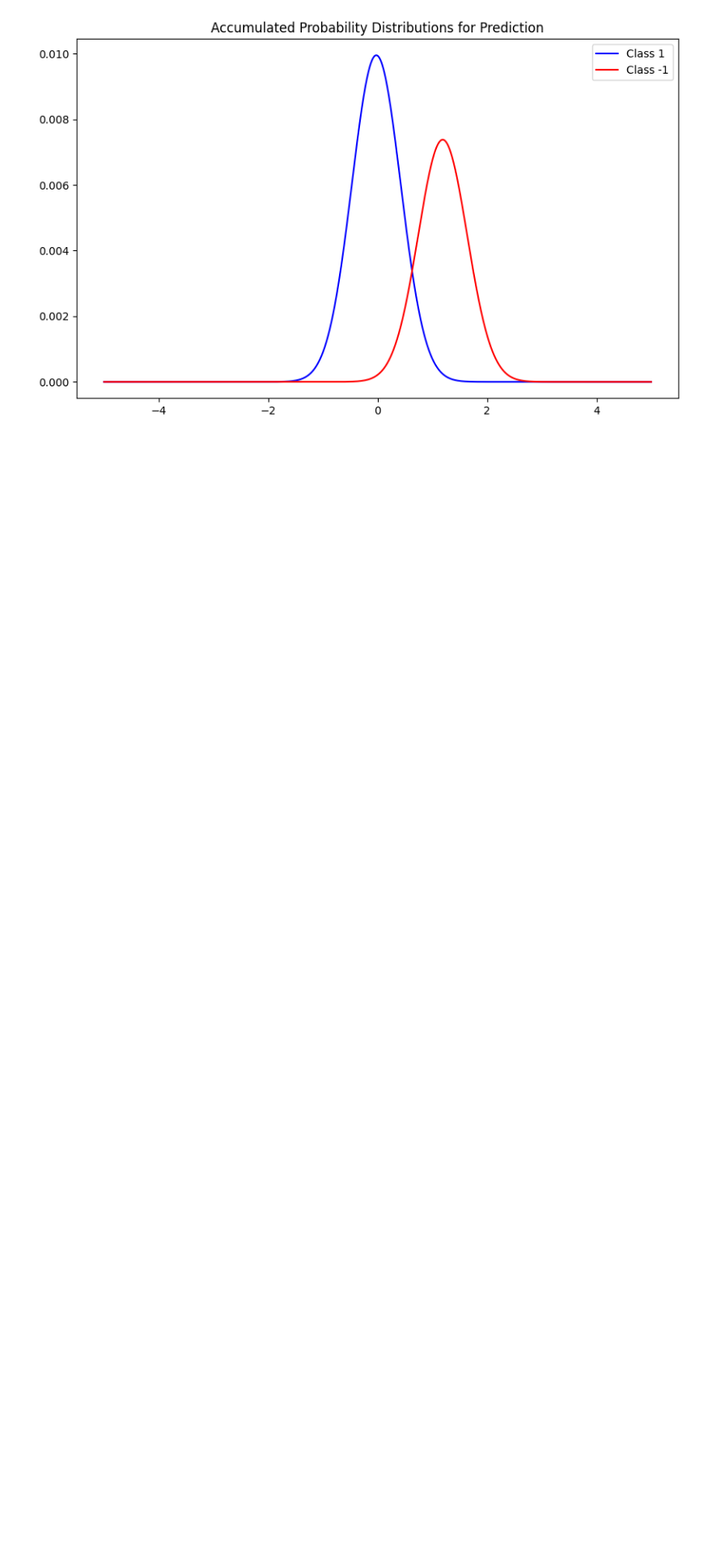
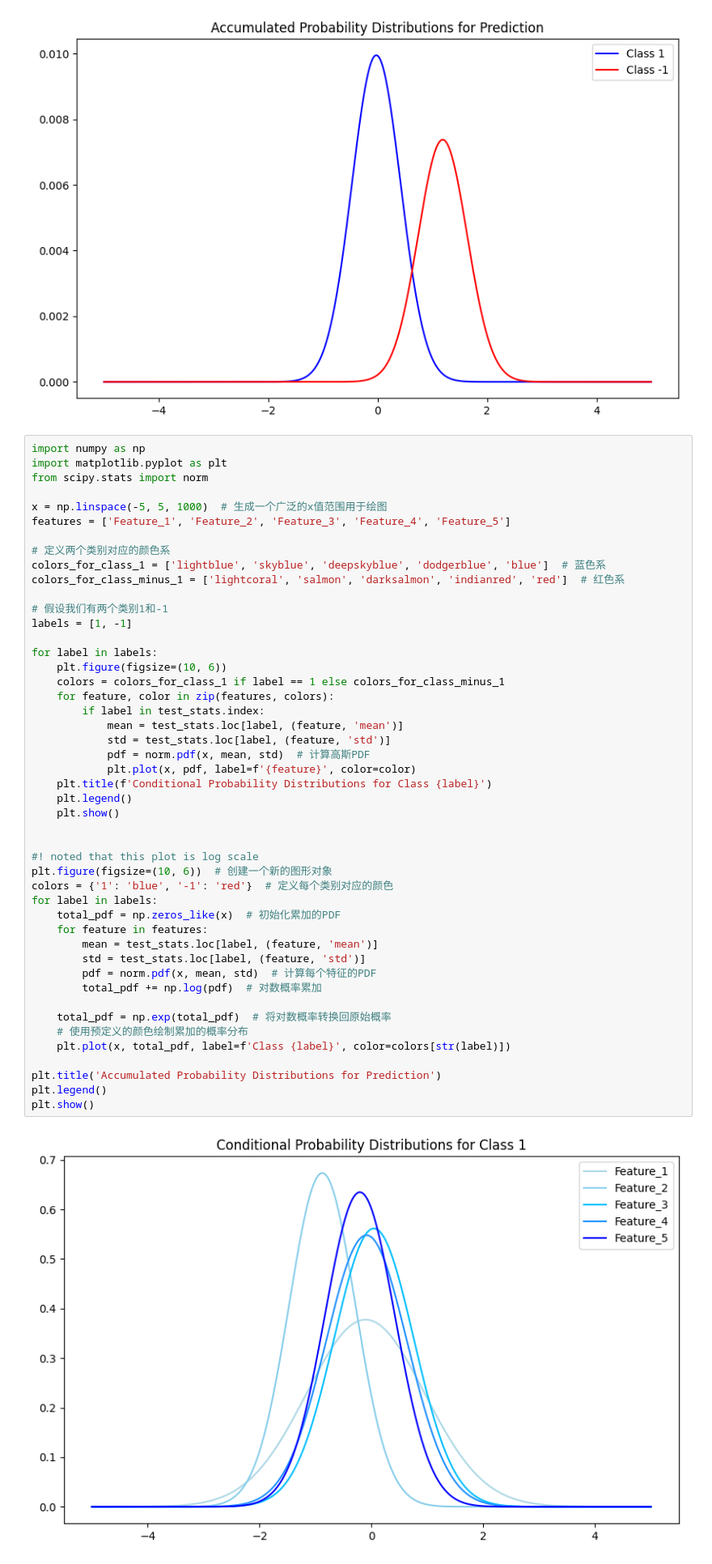
Before and after one commit to Kexueyi/EE6227-ML, a Jupyter notebook: Assignment-1-classifiers/poc_classifier.ipynb, the cells around one changed output. Shown at 81% size. Saved outputs shown, nothing was run; the diff lists cells and outputs as text; blank space fills up the shorter version.

```diff
--- a/Assignment-1- classifiers/poc_classifier.ipynb
+++ b/Assignment-1-classifiers/poc_classifier.ipynb
@@ -335,3 +337,52 @@ plt.show()
 [figure]
 [figure]
 [figure]
+# %%
+import numpy as np
+import matplotlib.pyplot as plt
+from scipy.stats import norm
+
+x = np.linspace(-5, 5, 1000)  # 生成一个广泛的x值范围用于绘图
+features = ['Feature_1', 'Feature_2', 'Feature_3', 'Feature_4', 'Feature_5']
+
+# 定义两个类别对应的颜色系
+colors_for_class_1 = ['lightblue', 'skyblue', 'deepskyblue', 'dodgerblue', 'blue']  # 蓝色系
+colors_for_class_minus_1 = ['lightcoral', 'salmon', 'darksalmon', 'indianred', 'red']  # 红色系
+
+# 假设我们有两个类别1和-1
+labels = [1, -1]
+
+for label in labels:
+    plt.figure(figsize=(10, 6))
+    colors = colors_for_class_1 if label == 1 else colors_for_class_minus_1
+    for feature, color in zip(features, colors):
+        if label in test_stats.index:
+            mean = test_stats.loc[label, (feature, 'mean')]
+            std = test_stats.loc[label, (feature, 'std')]
+            pdf = norm.pdf(x, mean, std)  # 计算高斯PDF
+            plt.plot(x, pdf, label=f'{feature}', color=color)
+    plt.title(f'Conditional Probability Distributions for Class {label}')
+    plt.legend()
+    plt.show()
+
+
+#! noted that this plot is log scale
+plt.figure(figsize=(10, 6))  # 创建一个新的图形对象
+colors = {'1': 'blue', '-1': 'red'}  # 定义每个类别对应的颜色
+for label in labels:
+    total_pdf = np.zeros_like(x)  # 初始化累加的PDF
+    for feature in features:
+        mean = test_stats.loc[label, (feature, 'mean')]
+        std = test_stats.loc[label, (feature, 'std')]
+        pdf = norm.pdf(x, mean, std)  # 计算每个特征的PDF
+        total_pdf += np.log(pdf)  # 对数概率累加
+
+    total_pdf = np.exp(total_pdf)  # 将对数概率转换回原始概率
+    # 使用预定义的颜色绘制累加的概率分布
+    plt.plot(x, total_pdf, label=f'Class {label}', color=colors[str(label)])
+
+plt.title('Accumulated Probability Distributions for Prediction')
+plt.legend()
+plt.show()
+# %% [output]
+[figure, added]
```
Also changed, not shown: parts of 9 cells of this notebook, 37 other files.
